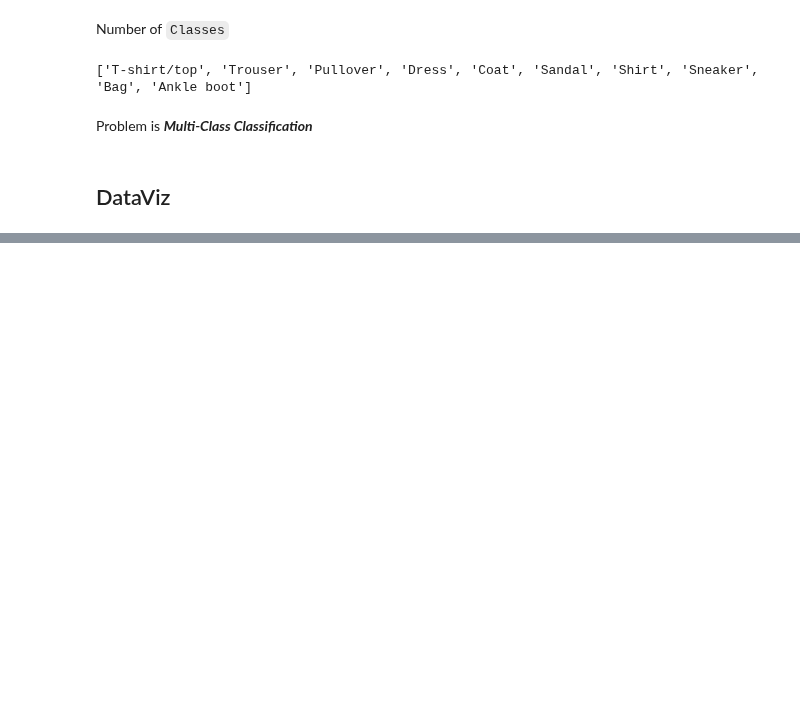
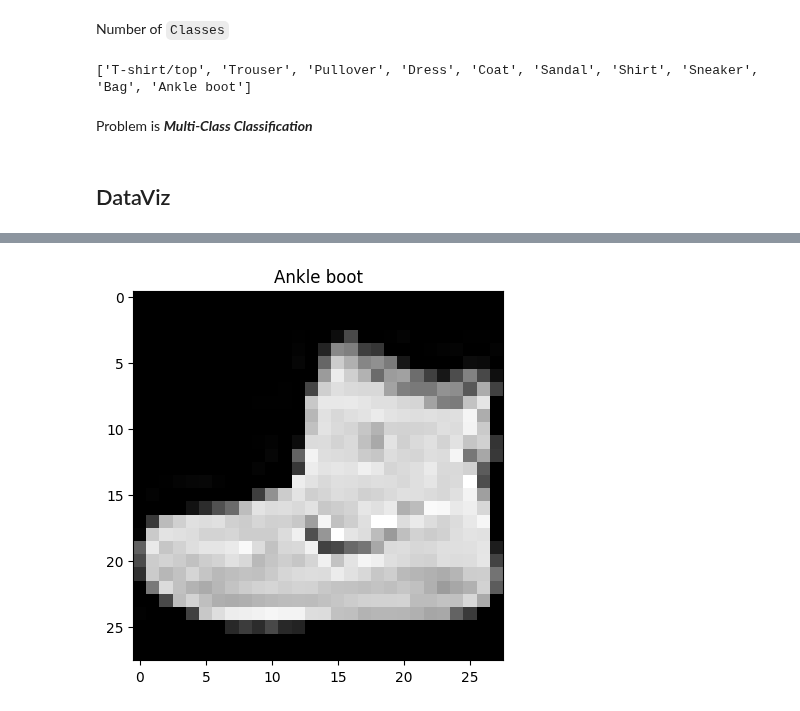
Before and after one commit to DietzscheNostoevsky/Learning_Pytorch, a Jupyter notebook: 03_Pytorch_Computer_Vision.ipynb, the cells around one changed output, grey strips where cells are left out. Cells and saved outputs as stored; diff of their text form; code cells hidden in the pictures; blank space fills up the shorter version.

```diff
--- a/03_Pytorch_Computer_Vision.ipynb
+++ b/03_Pytorch_Computer_Vision.ipynb
@@ -142,0 +127,7 @@ Image shape: torch.Size([1, 28, 28])
+# %%
+# GreyScale
+
+plt.imshow(image.squeeze(), cmap="gray")
+plt.title(class_names[label]);
+# %% [output]
+[figure, added]
```
Also changed, not shown: parts of 4 cells of this notebook.
